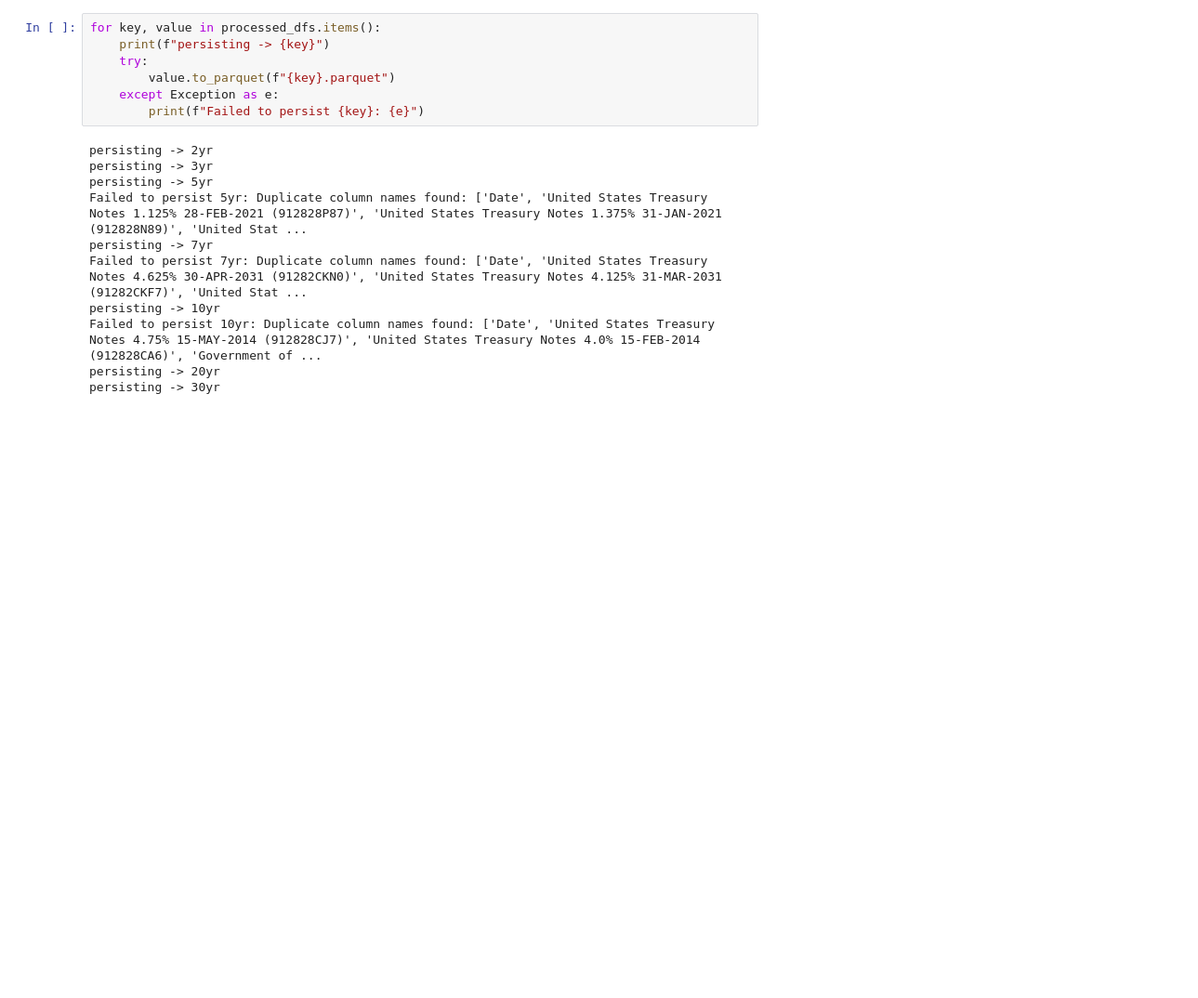
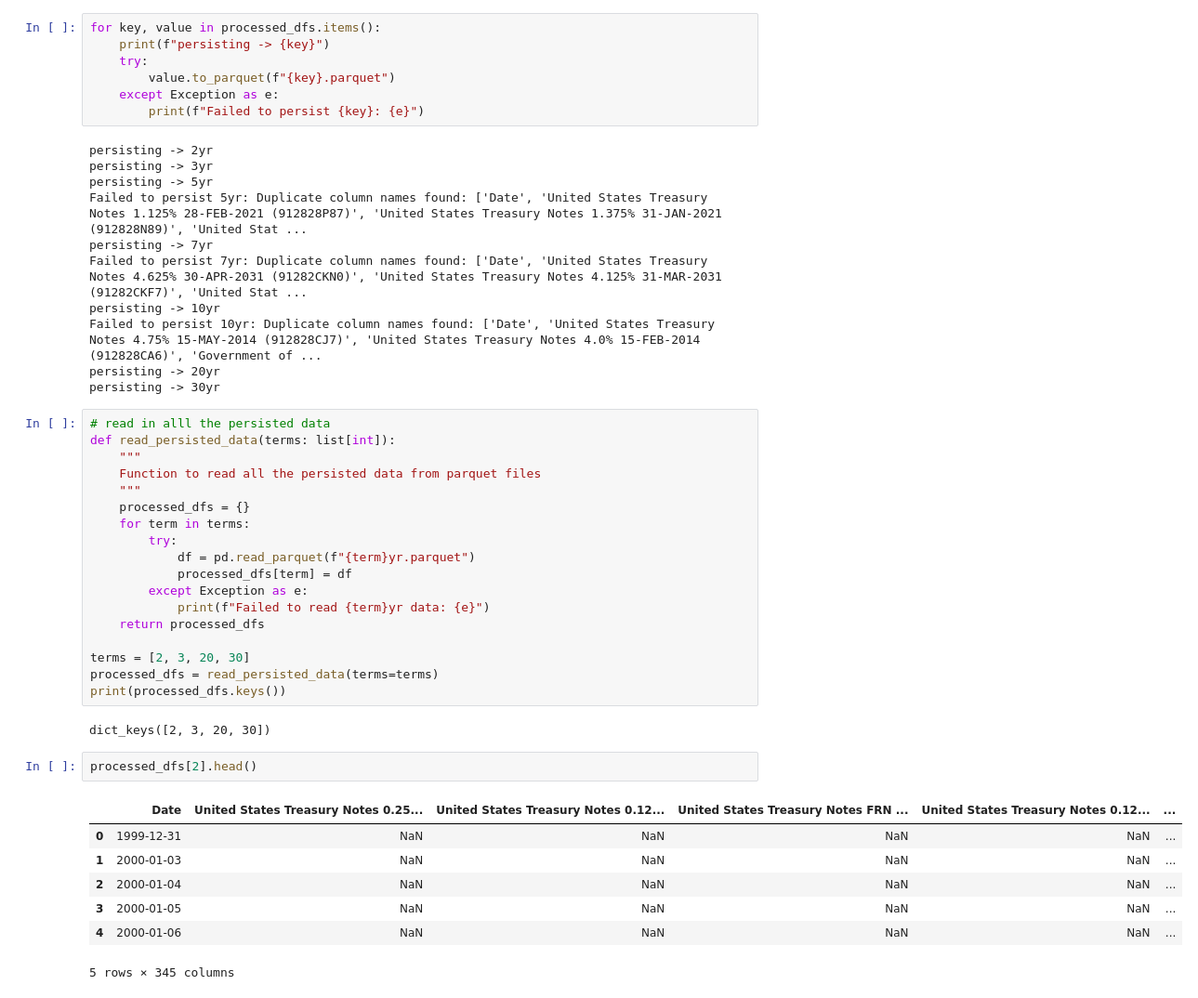
Before and after one commit to ttoe05/tt-investment-analysis, a Jupyter notebook: src/quant-modeling-bonds.ipynb, the cells around one changed output. Shown: that part at 93% size. Drawn from its saved outputs; the diff is of its cells as text; blank space fills up the shorter version.

```diff
--- a/src/quant-modeling-bonds.ipynb
+++ b/src/quant-modeling-bonds.ipynb
@@ -246,3 +248,33 @@ persisting -> 10yr
 Failed to persist 10yr: Duplicate column names found: ['Date', 'United States Treasury Notes 4.75% 15-MAY-2014 (912828CJ7)', 'United States Treasury Notes 4.0% 15-FEB-2014 (912828CA6)', 'Government of ...
 persisting -> 20yr
 persisting -> 30yr
+# %%
+# read in alll the persisted data
+def read_persisted_data(terms: list[int]):
+    """
+    Function to read all the persisted data from parquet files
+    """
+    processed_dfs = {}
+    for term in terms:
+        try:
+            df = pd.read_parquet(f"{term}yr.parquet")
+            processed_dfs[term] = df
+        except Exception as e:
+            print(f"Failed to read {term}yr data: {e}")
+    return processed_dfs
+
+terms = [2, 3, 20, 30]
+processed_dfs = read_persisted_data(terms=terms)
+print(processed_dfs.keys())
+# %% [output]
+dict_keys([2, 3, 20, 30])
+# %%
+processed_dfs[2].head()
+# %% [output]
+|  | Date | United States Treasury Notes 0.25... | United States Treasury Notes 0.12... | United States Treasury Notes FRN ... | United States Treasury Notes 0.12... | ... |
+| 0 | 1999-12-31 | NaN | NaN | NaN | NaN | ... |
+| 1 | 2000-01-03 | NaN | NaN | NaN | NaN | ... |
+| 2 | 2000-01-04 | NaN | NaN | NaN | NaN | ... |
+| 3 | 2000-01-05 | NaN | NaN | NaN | NaN | ... |
+| 4 | 2000-01-06 | NaN | NaN | NaN | NaN | ... |
+5 rows × 345 columns
```
Also changed, not shown: parts of 10 cells of this notebook.
